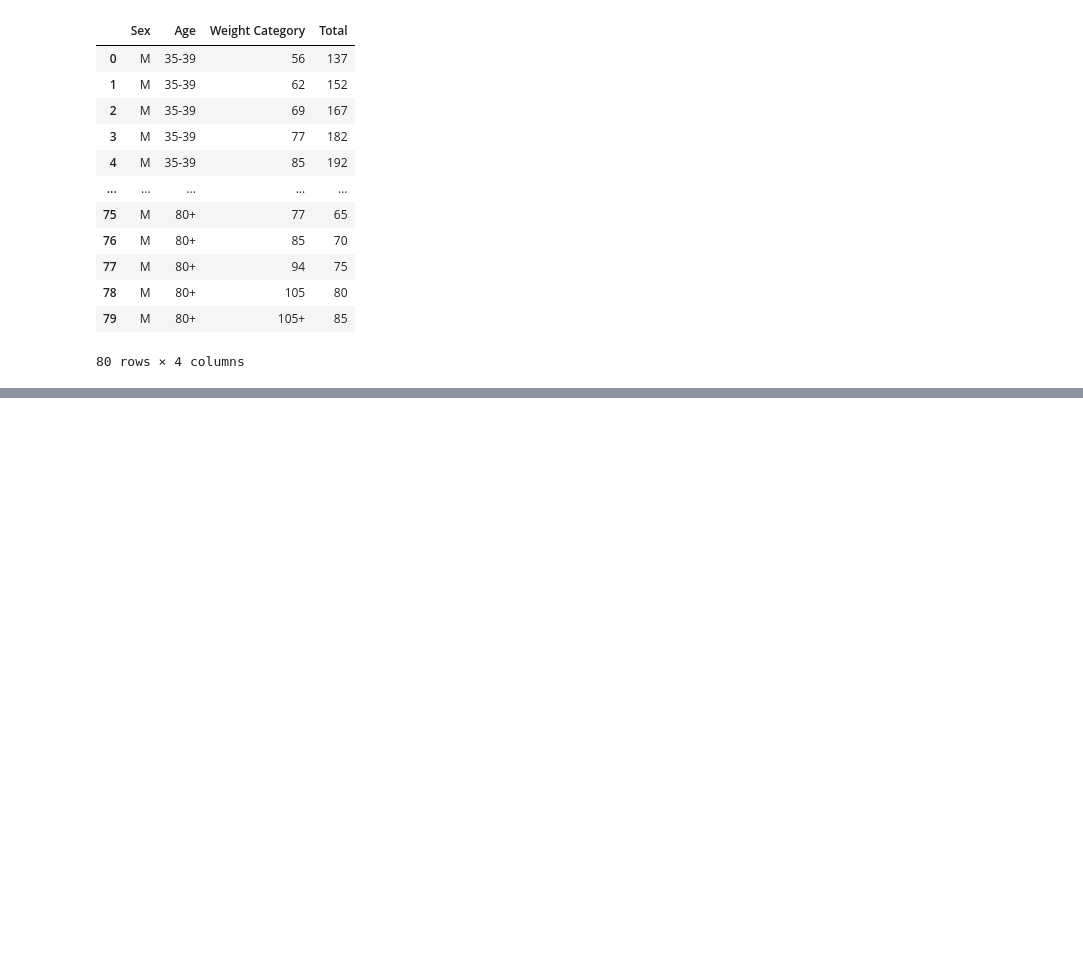
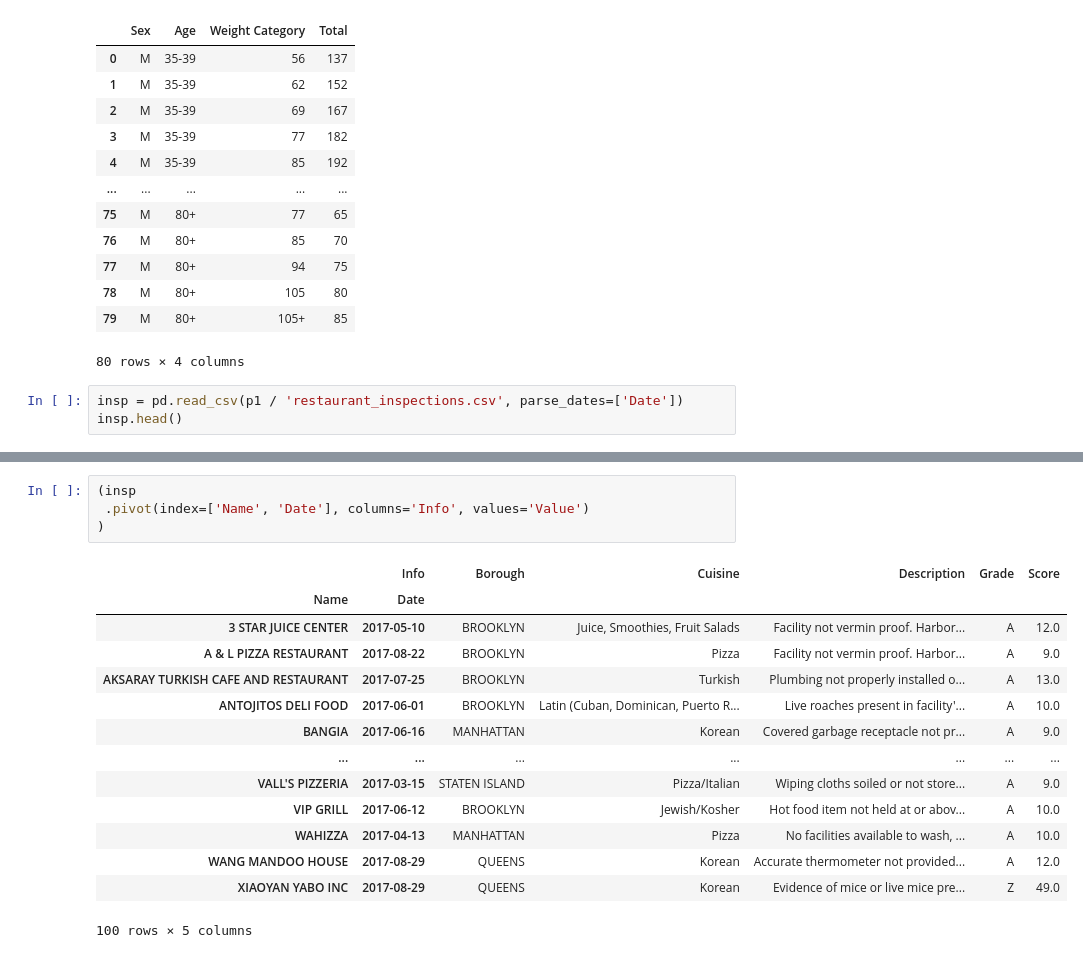
Before and after one commit to minstrel1149/pandas_practice-cookbook1, a Jupyter notebook: pd_cookbook_2_chapter10.ipynb, the cells around one changed output, grey strips where cells are left out. Cells and saved outputs as stored; diff of their text form; blank space fills up the shorter version.

```diff
--- a/pd_cookbook_2_chapter10.ipynb
+++ b/pd_cookbook_2_chapter10.ipynb
@@ -444,3 +444,6 @@ weight_tidy
 | 78 | M | 80+ | 105 | 80 |
 | 79 | M | 80+ | 105+ | 85 |
 80 rows × 4 columns
+# %%
+insp = pd.read_csv(p1 / 'restaurant_inspections.csv', parse_dates=['Date'])
+insp.head()
@@ -446,0 +457,19 @@ weight_tidy
+# %%
+(insp
+ .pivot(index=['Name', 'Date'], columns='Info', values='Value')
+)
+# %% [output]
+|  | Info | Borough | Cuisine | Description | Grade | Score |
+| Name | Date |  |  |  |  |  |
+| 3 STAR JUICE CENTER | 2017-05-10 | BROOKLYN | Juice, Smoothies, Fruit Salads | Facility not vermin proof. Harbor... | A | 12.0 |
+| A & L PIZZA RESTAURANT | 2017-08-22 | BROOKLYN | Pizza | Facility not vermin proof. Harbor... | A | 9.0 |
+| AKSARAY TURKISH CAFE AND RESTAURANT | 2017-07-25 | BROOKLYN | Turkish | Plumbing not properly installed o... | A | 13.0 |
+| ANTOJITOS DELI FOOD | 2017-06-01 | BROOKLYN | Latin (Cuban, Dominican, Puerto R... | Live roaches present in facility'... | A | 10.0 |
+| BANGIA | 2017-06-16 | MANHATTAN | Korean | Covered garbage receptacle not pr... | A | 9.0 |
+| ... | ... | ... | ... | ... | ... | ... |
+| VALL'S PIZZERIA | 2017-03-15 | STATEN ISLAND | Pizza/Italian | Wiping cloths soiled or not store... | A | 9.0 |
+| VIP GRILL | 2017-06-12 | BROOKLYN | Jewish/Kosher | Hot food item not held at or abov... | A | 10.0 |
+| WAHIZZA | 2017-04-13 | MANHATTAN | Pizza | No facilities available to wash, ... | A | 10.0 |
+| WANG MANDOO HOUSE | 2017-08-29 | QUEENS | Korean | Accurate thermometer not provided... | A | 12.0 |
+| XIAOYAN YABO INC | 2017-08-29 | QUEENS | Korean | Evidence of mice or live mice pre... | Z | 49.0 |
+100 rows × 5 columns
```
Also changed, not shown: parts of 8 cells of this notebook, 2 other files.
